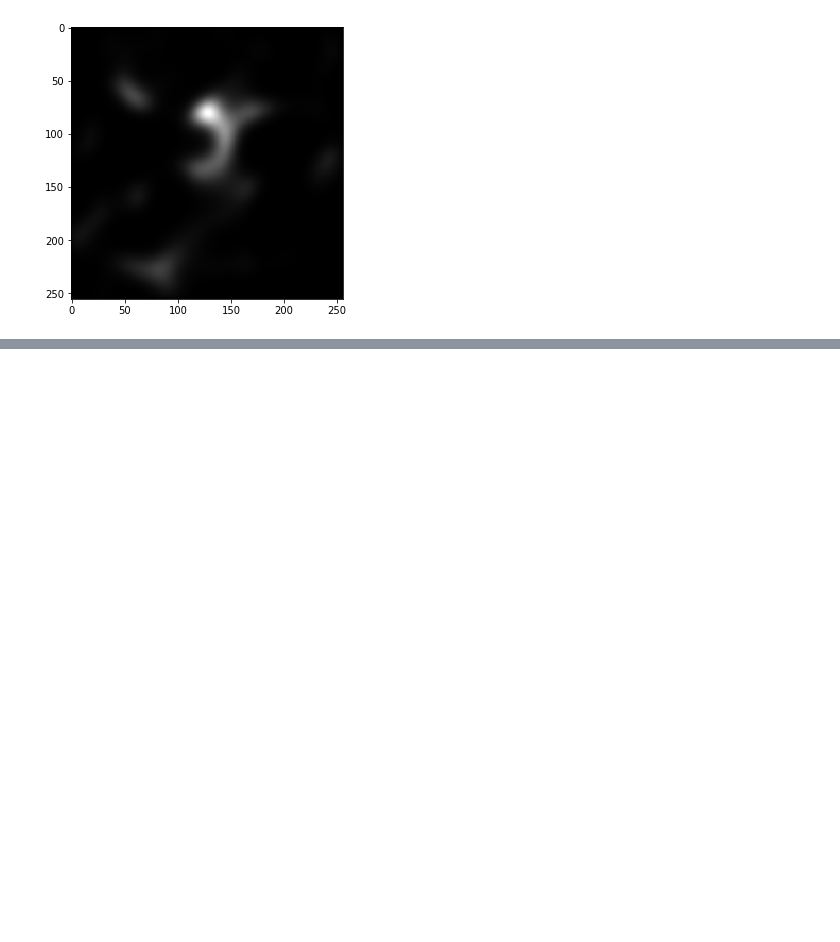
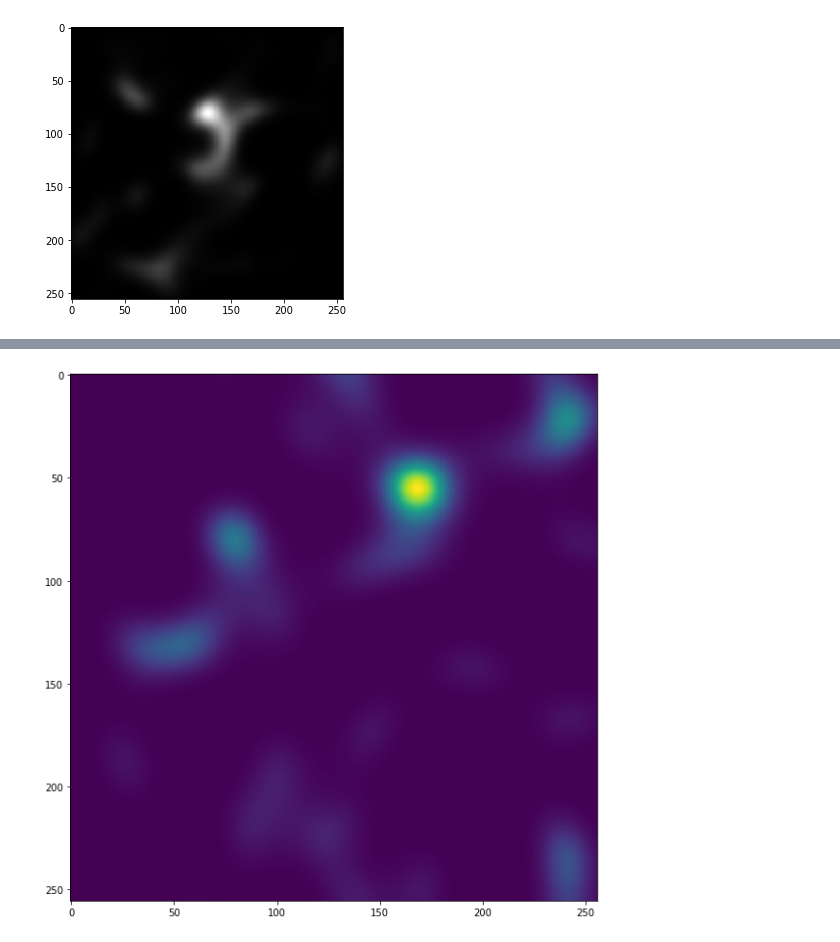
Before and after one commit to ShengCN/soft_shadow, a Jupyter notebook: pattern.ipynb, the cells around one changed output, grey strips where cells are left out. Saved outputs shown, nothing was run; the diff lists cells and outputs as text; code cells hidden in the pictures; blank space fills up the shorter version.

```diff
--- a/pattern.ipynb
+++ b/pattern.ipynb
@@ -93,0 +46,4 @@ time: 1.6531763076782227s
+# %%
+pattern_generator = random_pattern()
+# %% [output]
+[figure, added]
```
Also changed, not shown: parts of 5 cells of this notebook, 13 other files.
